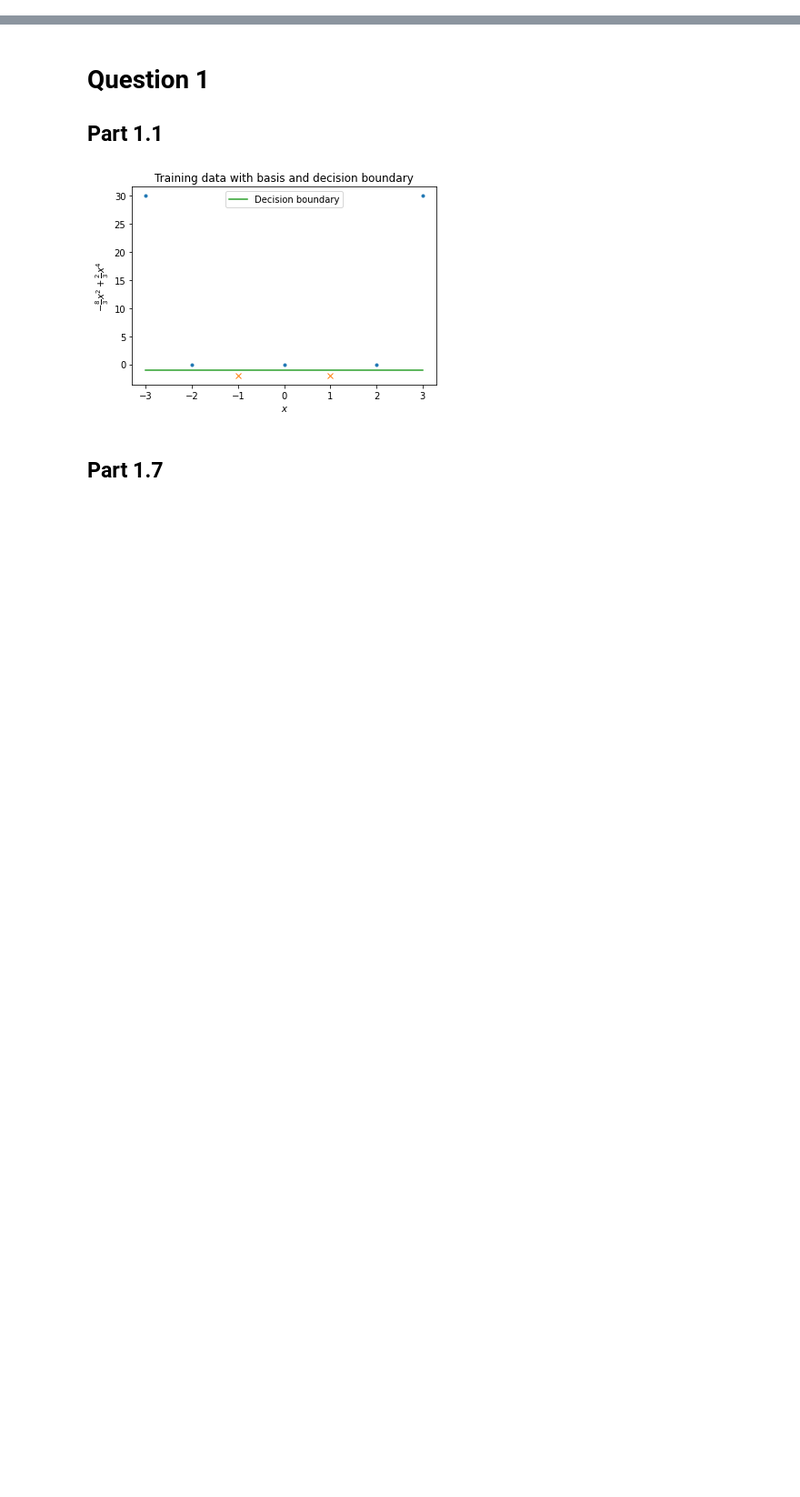
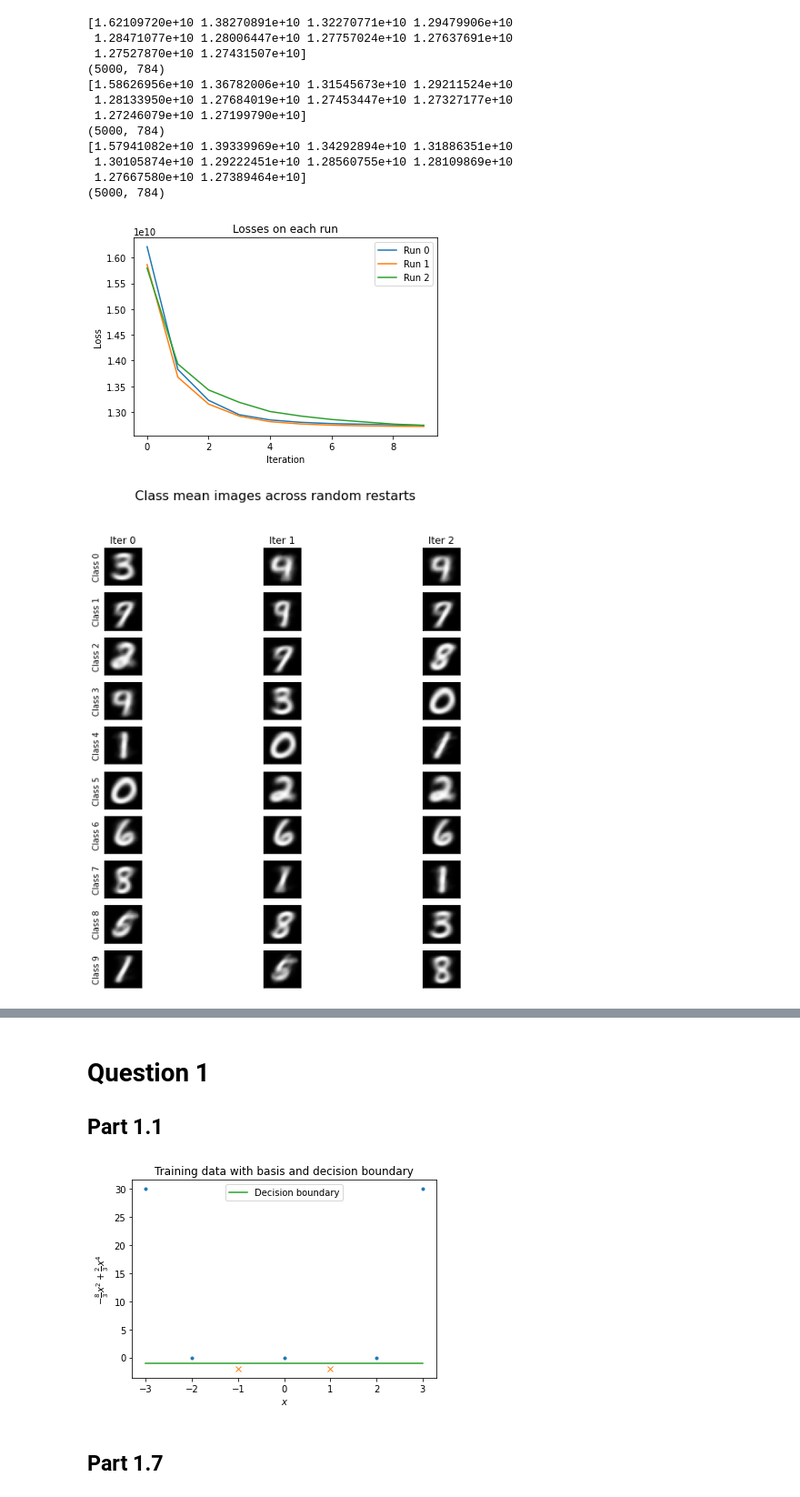
Before and after one commit to robwalker367/cs181-s22-homeworks, a Jupyter notebook: HW4/notebook.ipynb, the cells around one changed output, grey strips where cells are left out. Shown at 91% size. Saved outputs shown, nothing was run; the diff lists cells and outputs as text; code cells hidden in the pictures; blank space fills up the shorter version.

```diff
--- a/HW4/notebook.ipynb
+++ b/HW4/notebook.ipynb
@@ -137,57 +137,74 @@ def make_mean_image_plot(data, standardized=False):
     fig = plt.figure()
     for i in range(niters):
         plt.plot(alllosses[:,i], label=f'Run {i}')
+        print(alllosses[:,i])
+        print(large_dataset.shape)
     plt.title('Losses on each run')
     plt.xlabel('Iteration')
     plt.ylabel('Loss')
     plt.legend()
     plt.show()
 
     fig = plt.figure(figsize=(10,10))
     plt.suptitle('Class mean images across random restarts' + (' (standardized data)' if standardized else ''), fontsize=16)
     for k in range(K):
         for i in range(niters):
             ax = fig.add_subplot(K, niters, 1+niters*k+i)
             plt.setp(ax.get_xticklabels(), visible=False)
             plt.setp(ax.get_yticklabels(), visible=False)
             ax.tick_params(axis='both', which='both', length=0)
             if k == 0: plt.title('Iter '+str(i))
             if i == 0: ax.set_ylabel('Class '+str(k), rotation=90)
             plt.imshow(allmeans[k,i].reshape(28,28), cmap='Greys_r')
     plt.show()
 
 # ~~ Part 2 ~~
 make_mean_image_plot(large_dataset, False)
 
 # ~~ Part 3 ~~
 # Change this line! standardize large_dataset and store the result in large_dataset_standardized
 std = np.std(large_dataset, axis=0)
 std[std == 0] = 1
 large_dataset_standardized = (large_dataset - large_dataset.mean(axis=0)) / std
 make_mean_image_plot(large_dataset_standardized, True)
 
-# Plotting code for part 4
-LINKAGES = [ 'max', 'min', 'centroid' ]
-n_clusters = 10
+# # Plotting code for part 4
+# LINKAGES = [ 'max', 'min', 'centroid' ]
+# n_clusters = 10
 
-hacs = []
+# hacs = []
 
-fig = plt.figure(figsize=(10,10))
-plt.suptitle("HAC mean images with max, min, and centroid linkages")
-for l_idx, l in enumerate(LINKAGES):
-    # Fit HAC
-    hac = HAC(l)
-    hac.fit(small_dataset)
-    mean_images = hac.get_mean_images(n_clusters)
-    hacs.append(hac)
-    # Make plot
-    for m_idx in range(mean_images.shape[0]):
-        m = mean_images[m_idx]
-        ax = fig.add_subplot(n_clusters, len(LINKAGES), l_idx + m_idx*len(LINKAGES) + 1)
-        plt.setp(ax.get_xticklabels(), visible=False)
-        plt.setp(ax.get_yticklabels(), visible=False)
-        ax.tick_params(axis='both', which='both', length=0)
-        if m_idx == 0: plt.title(l)
-        if l_idx == 0: ax.set_ylabel('Class '+str(m_idx), rotation=90)
-        plt.imshow(m.reshape(28,28), cmap='Greys_r')
-plt.show()
+# fig = plt.figure(figsize=(10,10))
+# plt.suptitle("HAC mean images with max, min, and centroid linkages")
+# for l_idx, l in enumerate(LINKAGES):
+#     # Fit HAC
+#     hac = HAC(l)
+#     hac.fit(small_dataset)
+#     mean_images = hac.get_mean_images(n_clusters)
+#     hacs.append(hac)
+#     # Make plot
+#     for m_idx in range(mean_images.shape[0]):
+#         m = mean_images[m_idx]
+#         ax = fig.add_subplot(n_clusters, len(LINKAGES), l_idx + m_idx*len(LINKAGES) + 1)
+#         plt.setp(ax.get_xticklabels(), visible=False)
+#         plt.setp(ax.get_yticklabels(), visible=False)
+#         ax.tick_params(axis='both', which='both', length=0)
+#         if m_idx == 0: plt.title(l)
+#         if l_idx == 0: ax.set_ylabel('Class '+str(m_idx), rotation=90)
+#         plt.imshow(m.reshape(28,28), cmap='Greys_r')
+# plt.show()
+# %% [output]
+[1.62109720e+10 1.38270891e+10 1.32270771e+10 1.29479906e+10
+ 1.28471077e+10 1.28006447e+10 1.27757024e+10 1.27637691e+10
+ 1.27527870e+10 1.27431507e+10]
+(5000, 784)
+[1.58626956e+10 1.36782006e+10 1.31545673e+10 1.29211524e+10
+ 1.28133950e+10 1.27684019e+10 1.27453447e+10 1.27327177e+10
+ 1.27246079e+10 1.27199790e+10]
+(5000, 784)
+[1.57941082e+10 1.39339969e+10 1.34292894e+10 1.31886351e+10
+ 1.30105874e+10 1.29222451e+10 1.28560755e+10 1.28109869e+10
+ 1.27667580e+10 1.27389464e+10]
+(5000, 784)
+[figure, added]
+[figure, added]
```
Also changed, not shown: parts of 2 cells of this notebook, 17 other files.
